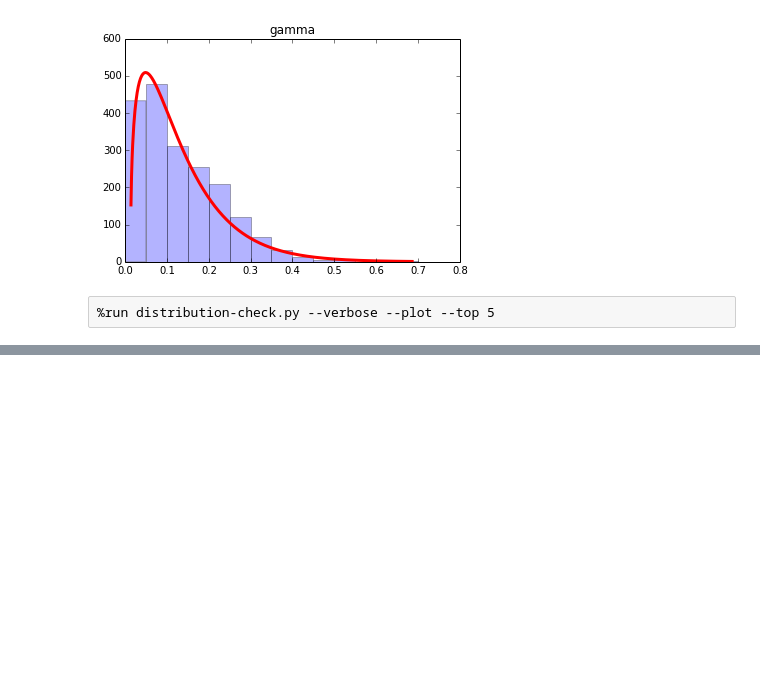
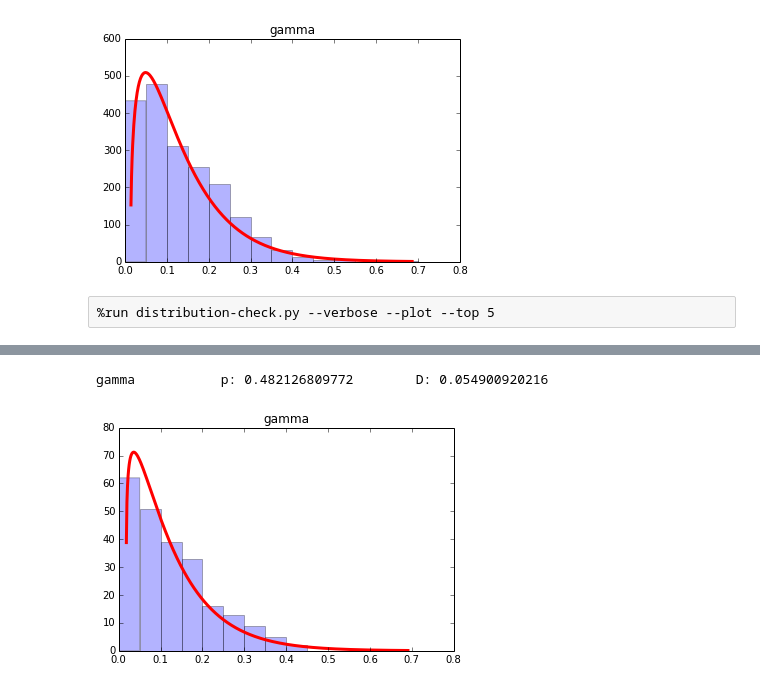
Before and after one commit to Ruben-VV/practica-python, a Jupyter notebook: iPython Notebook/aerosoles_Murcia.ipynb, the cells around one changed output, grey strips where cells are left out. Cells and saved outputs as stored; diff of their text form; code cells hidden in the pictures; blank space fills up the shorter version.

```diff
--- a/iPython Notebook/aerosoles_Murcia.ipynb
+++ b/iPython Notebook/aerosoles_Murcia.ipynb
@@ -532,0 +679,5 @@ Top 5
+# %%
+PlotHist(df_out_Murcia_2['AOT_500'], bin=np.arange(0,0.75,0.05), cdf="gamma")
+# %% [output]
+gamma           p: 0.482126809772        D: 0.054900920216
+[figure, added]
```
Also changed, not shown: parts of 13 cells of this notebook, 4 other files.
